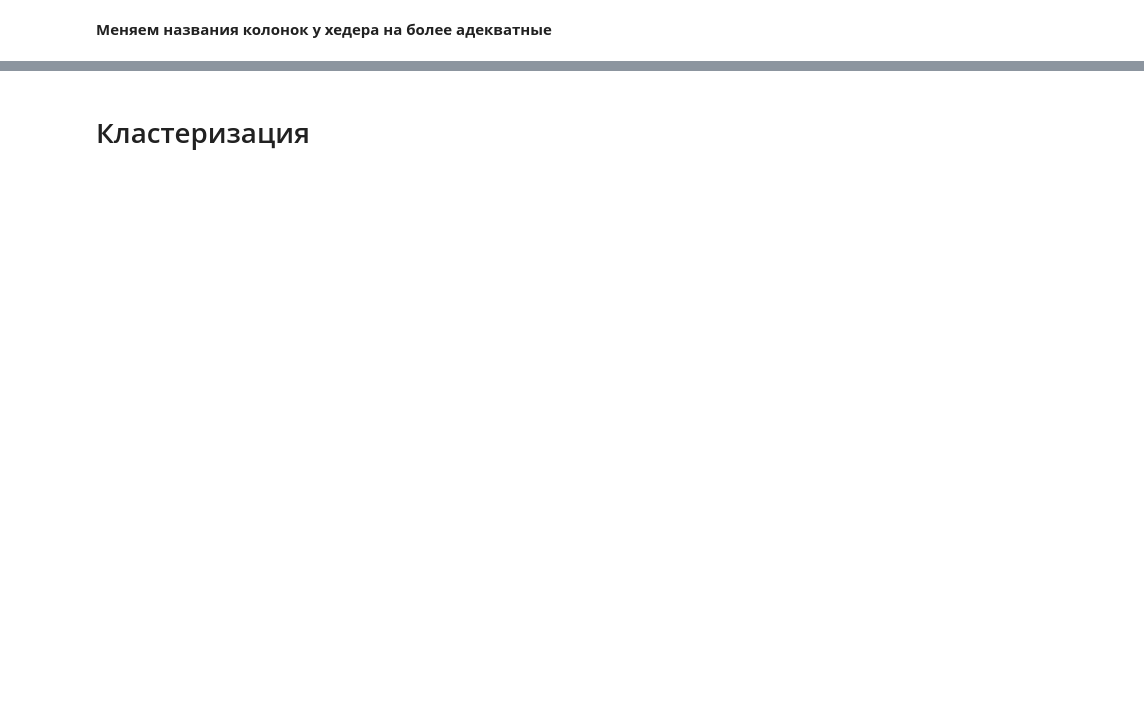
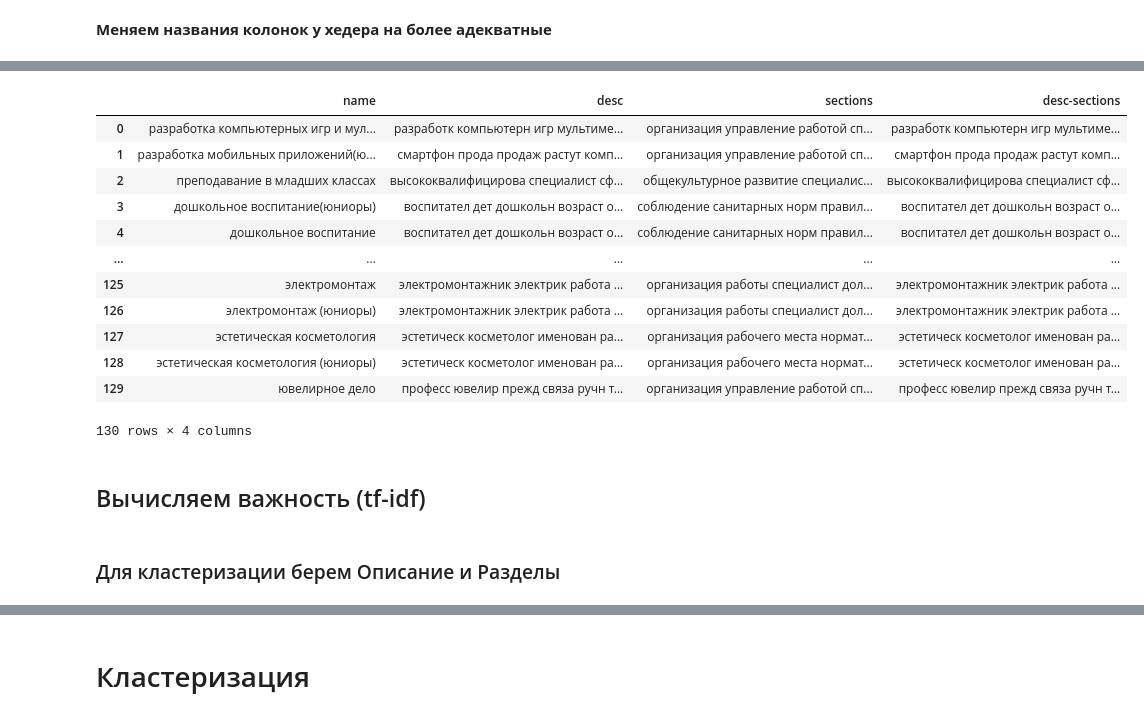
Before and after one commit to SavaFeeD/WSR_compet, a Jupyter notebook: C[1].ipynb, the cells around one changed output, grey strips where cells are left out. Drawn from its saved outputs; the diff is of its cells as text; code cells hidden in the pictures; blank space fills up the shorter version.

```diff
--- a/C[1].ipynb
+++ b/C[1].ipynb
@@ -40,0 +226,2 @@ df
+# %%
+new_df['desc'] = new_df['desc'].apply(lambda x: [snowball.stem(word) for word in x])
@@ -41,4 +246,2 @@ df
 # %%
-datas = []
-for i in df.shape[0]:
-    print(i)
+new_df['desc-sections'] = [[] for i in range(new_df.shape[0])]
@@ -46,0 +248,4 @@ TypeError: 'int' object is not iterable
+# %%
+for i in range(new_df.shape[0]):
+    new_df.iloc[i]['desc-sections'].extend(new_df.iloc[i]['desc'])
+    new_df.iloc[i]['desc-sections'].extend(new_df.iloc[i]['sections'])
@@ -46,0 +265,18 @@ TypeError: 'int' object is not iterable
+# %%
+new_df
+# %% [output]
+|  | name | desc | sections | desc-sections |
+| 0 | разработка компьютерных игр и мул... | разработк компьютерн игр мультиме... | организация управление работой сп... | разработк компьютерн игр мультиме... |
+| 1 | разработка мобильных приложений(ю... | смартфон прода продаж растут комп... | организация управление работой сп... | смартфон прода продаж растут комп... |
+| 2 | преподавание в младших классах | высококвалифицирова специалист сф... | общекультурное развитие специалис... | высококвалифицирова специалист сф... |
+| 3 | дошкольное воспитание(юниоры) | воспитател дет дошкольн возраст о... | соблюдение санитарных норм правил... | воспитател дет дошкольн возраст о... |
+| 4 | дошкольное воспитание | воспитател дет дошкольн возраст о... | соблюдение санитарных норм правил... | воспитател дет дошкольн возраст о... |
+| ... | ... | ... | ... | ... |
+| 125 | электромонтаж | электромонтажник электрик работа ... | организация работы специалист дол... | электромонтажник электрик работа ... |
+| 126 | электромонтаж (юниоры) | электромонтажник электрик работа ... | организация работы специалист дол... | электромонтажник электрик работа ... |
+| 127 | эстетическая косметология | эстетическ косметолог именован ра... | организация рабочего места нормат... | эстетическ косметолог именован ра... |
+| 128 | эстетическая косметология (юниоры) | эстетическ косметолог именован ра... | организация рабочего места нормат... | эстетическ косметолог именован ра... |
+| 129 | ювелирное дело | професс ювелир прежд связа ручн т... | организация управление работой сп... | професс ювелир прежд связа ручн т... |
+130 rows × 4 columns
+# %% [markdown]
+## Вычисляем важность (tf-idf)
@@ -46,0 +285,2 @@ TypeError: 'int' object is not iterable
+# %% [markdown]
+### Для кластеризации берем Описание и Разделы
```
Also changed, not shown: parts of 72 cells of this notebook, 15 other files.
